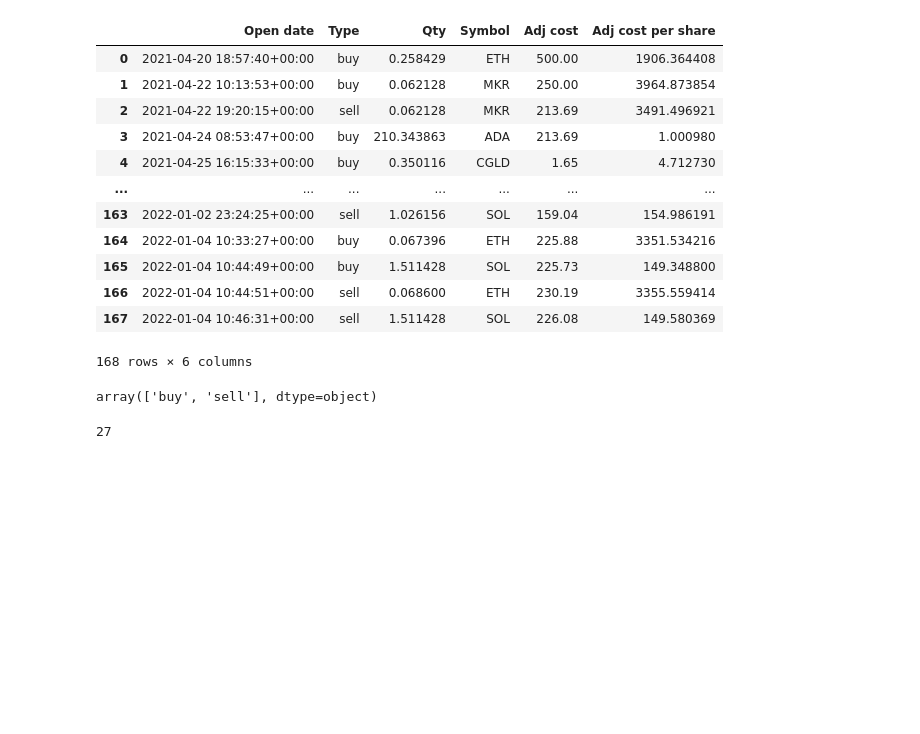
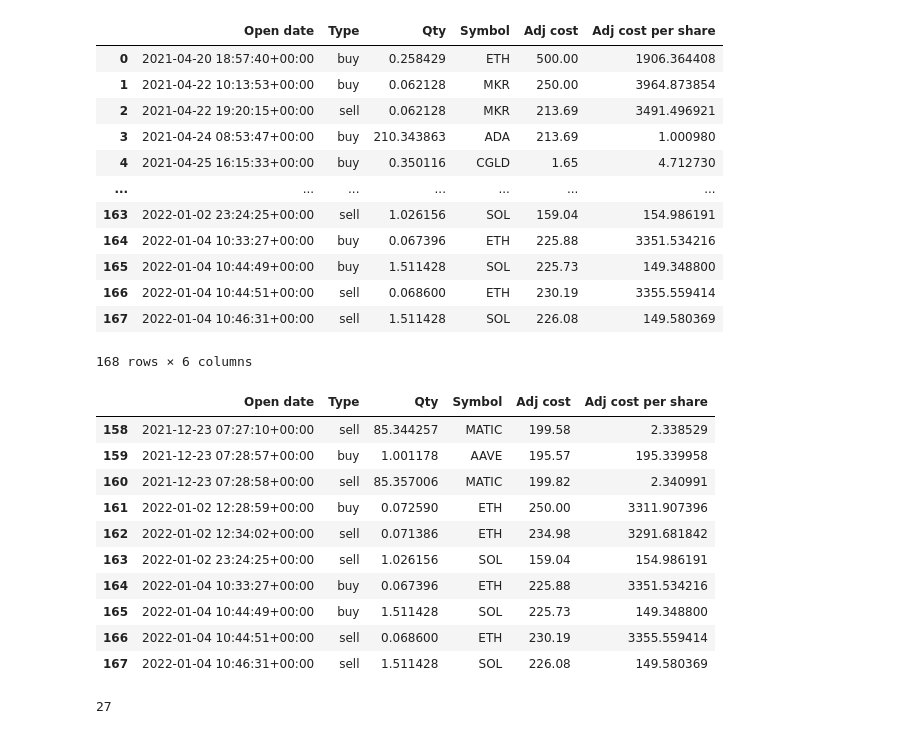
Before and after one commit to giocaizzi/surfingcrypto, a Jupyter notebook: notebooks/portfolio.ipynb, the cells around one changed output. Saved outputs shown, nothing was run; the diff lists cells and outputs as text; code cells hidden in the pictures; blank space fills up the shorter version.

Commit message:
datetime date

```diff
--- a/notebooks/portfolio.ipynb
+++ b/notebooks/portfolio.ipynb
@@ -126,10 +130,20 @@ active_portfolio
 | 166 | 2022-01-04 10:44:51+00:00 | sell | 0.068600 | ETH | 230.19 | 3355.559414 |
 | 167 | 2022-01-04 10:46:31+00:00 | sell | 1.511428 | SOL | 226.08 | 149.580369 |
 168 rows × 6 columns
-# %%
-active_portfolio.Type.unique()
-# %% [output]
-array(['buy', 'sell'], dtype=object)
+# %%
+active_portfolio.tail(10)
+# %% [output]
+|  | Open date | Type | Qty | Symbol | Adj cost | Adj cost per share |
+| 158 | 2021-12-23 07:27:10+00:00 | sell | 85.344257 | MATIC | 199.58 | 2.338529 |
+| 159 | 2021-12-23 07:28:57+00:00 | buy | 1.001178 | AAVE | 195.57 | 195.339958 |
+| 160 | 2021-12-23 07:28:58+00:00 | sell | 85.357006 | MATIC | 199.82 | 2.340991 |
+| 161 | 2022-01-02 12:28:59+00:00 | buy | 0.072590 | ETH | 250.00 | 3311.907396 |
+| 162 | 2022-01-02 12:34:02+00:00 | sell | 0.071386 | ETH | 234.98 | 3291.681842 |
+| 163 | 2022-01-02 23:24:25+00:00 | sell | 1.026156 | SOL | 159.04 | 154.986191 |
+| 164 | 2022-01-04 10:33:27+00:00 | buy | 0.067396 | ETH | 225.88 | 3351.534216 |
+| 165 | 2022-01-04 10:44:49+00:00 | buy | 1.511428 | SOL | 225.73 | 149.348800 |
+| 166 | 2022-01-04 10:44:51+00:00 | sell | 0.068600 | ETH | 230.19 | 3355.559414 |
+| 167 | 2022-01-04 10:46:31+00:00 | sell | 1.511428 | SOL | 226.08 | 149.580369 |
 # %%
 print(len(active_portfolio.Symbol.unique()))
 # %% [output]
```
Also changed, not shown: parts of 8 cells of this notebook, 2 other files.
